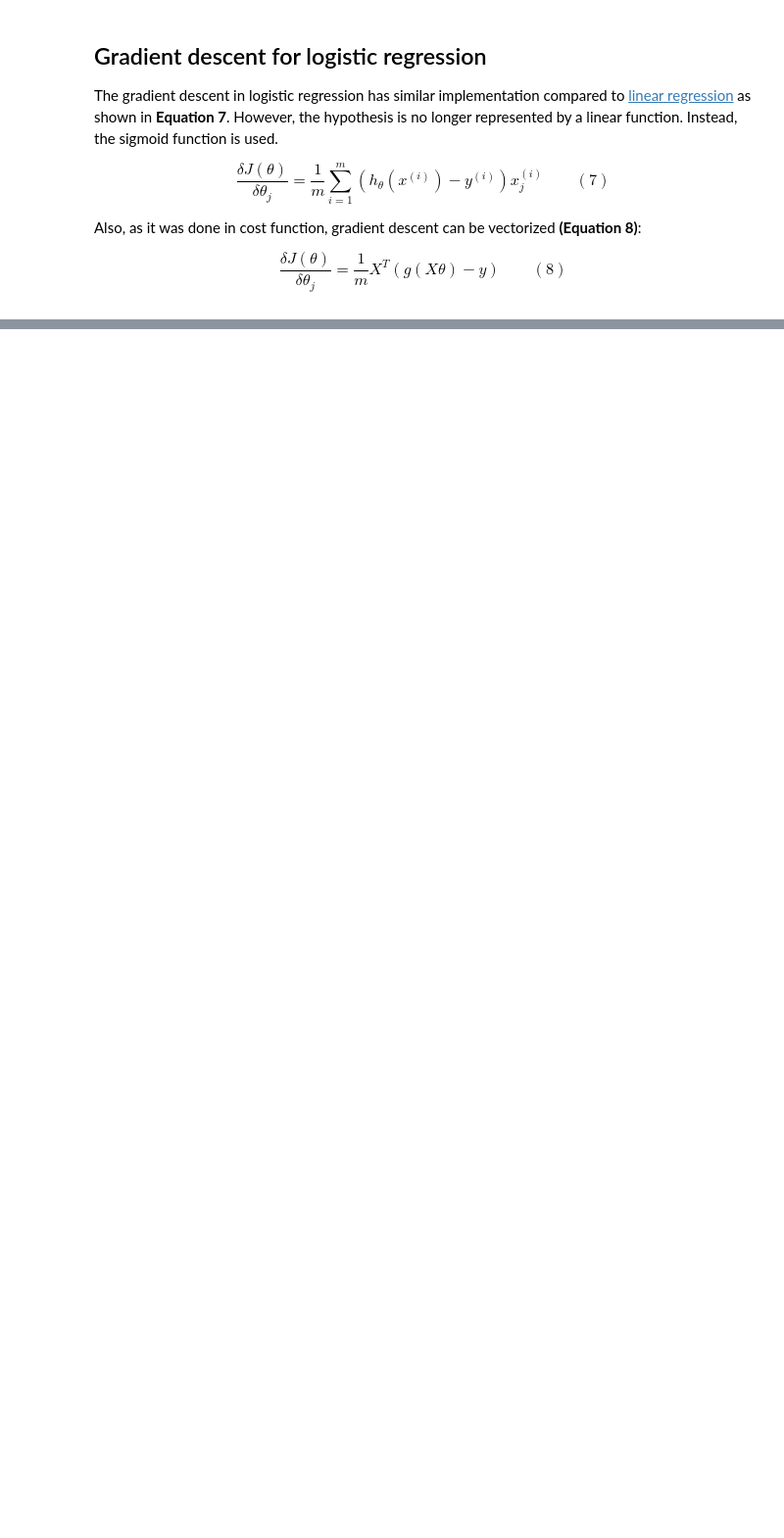
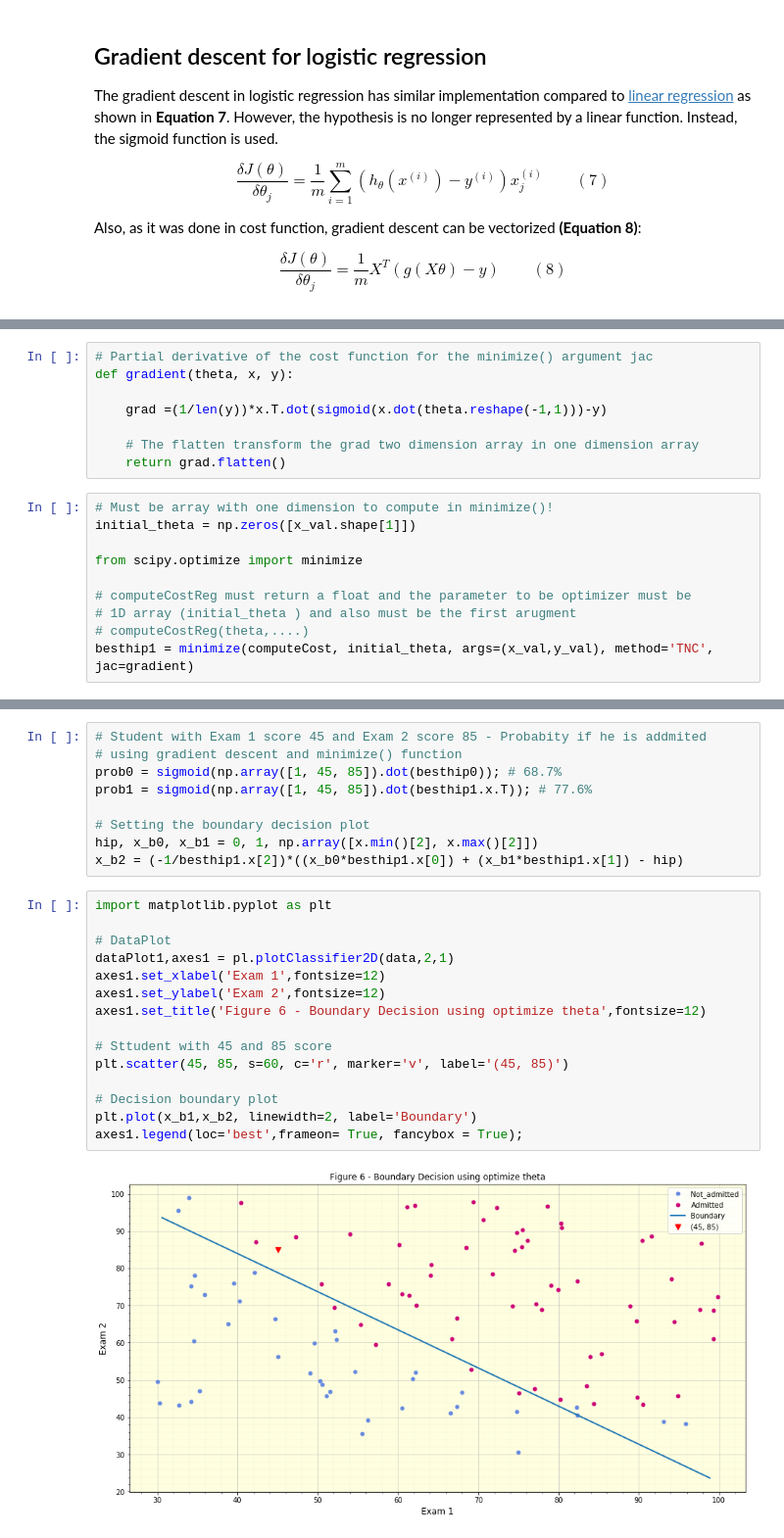
Before and after one commit to gsoumoreira/LogisticRegression_Python, a Jupyter notebook: LogisticRegression.ipynb, the cells around one changed output, grey strips where cells are left out. Shown at 98% size. Cells and saved outputs as stored; diff of their text form; blank space fills up the shorter version.

```diff
--- a/LogisticRegression.ipynb
+++ b/LogisticRegression.ipynb
@@ -226,0 +216,18 @@ Leacur_plot.set_ylabel('Cost Function');
+# %%
+# Partial derivative of the cost function for the minimize() argument jac
+def gradient(theta, x, y):
+
+    grad =(1/len(y))*x.T.dot(sigmoid(x.dot(theta.reshape(-1,1)))-y)
+
+    # The flatten transform the grad two dimension array in one dimension array
+    return grad.flatten()
+# %%
+# Must be array with one dimension to compute in minimize()!
+initial_theta = np.zeros([x_val.shape[1]])
+
+from scipy.optimize import minimize
+
+# computeCostReg must return a float and the parameter to be optimizer must be
+# 1D array (initial_theta ) and also must be the first arugment
+# computeCostReg(theta,....)
+besthip1 = minimize(computeCost, initial_theta, args=(x_val,y_val), method='TNC', jac=gradient)
@@ -226,0 +245,26 @@ Leacur_plot.set_ylabel('Cost Function');
+# %%
+# Student with Exam 1 score 45 and Exam 2 score 85 - Probabity if he is addmited
+# using gradient descent and minimize() function
+prob0 = sigmoid(np.array([1, 45, 85]).dot(besthip0)); # 68.7%
+prob1 = sigmoid(np.array([1, 45, 85]).dot(besthip1.x.T)); # 77.6%
+
+# Setting the boundary decision plot
+hip, x_b0, x_b1 = 0, 1, np.array([x.min()[2], x.max()[2]])
+x_b2 = (-1/besthip1.x[2])*((x_b0*besthip1.x[0]) + (x_b1*besthip1.x[1]) - hip)
+# %%
+import matplotlib.pyplot as plt
+
+# DataPlot
+dataPlot1,axes1 = pl.plotClassifier2D(data,2,1)
+axes1.set_xlabel('Exam 1',fontsize=12)
+axes1.set_ylabel('Exam 2',fontsize=12)
+axes1.set_title('Figure 6 - Boundary Decision using optimize theta',fontsize=12)
+
+# Sttudent with 45 and 85 score
+plt.scatter(45, 85, s=60, c='r', marker='v', label='(45, 85)')
+
+# Decision boundary plot
+plt.plot(x_b1,x_b2, linewidth=2, label='Boundary')
+axes1.legend(loc='best',frameon= True, fancybox = True);
+# %% [output]
+[figure, added]
```
Also changed, not shown: parts of 21 cells of this notebook, 1 other file.
